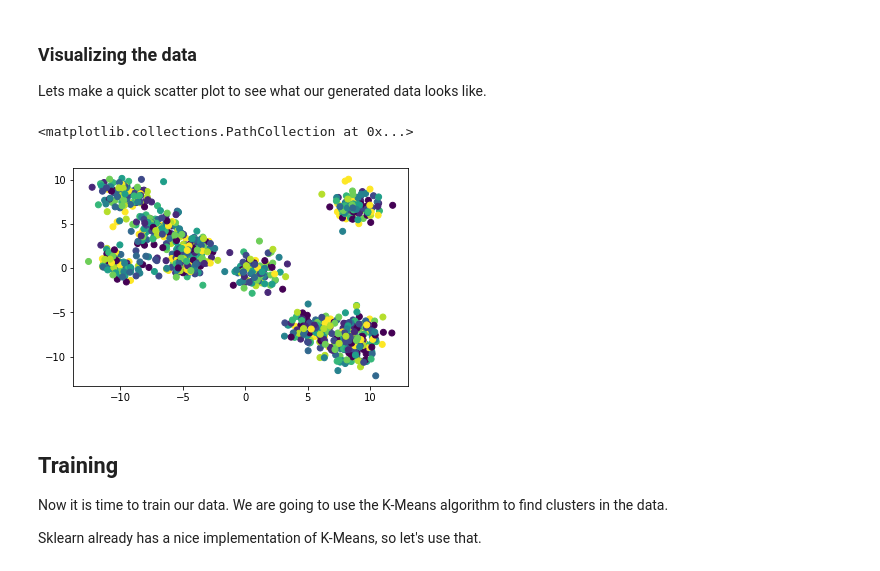
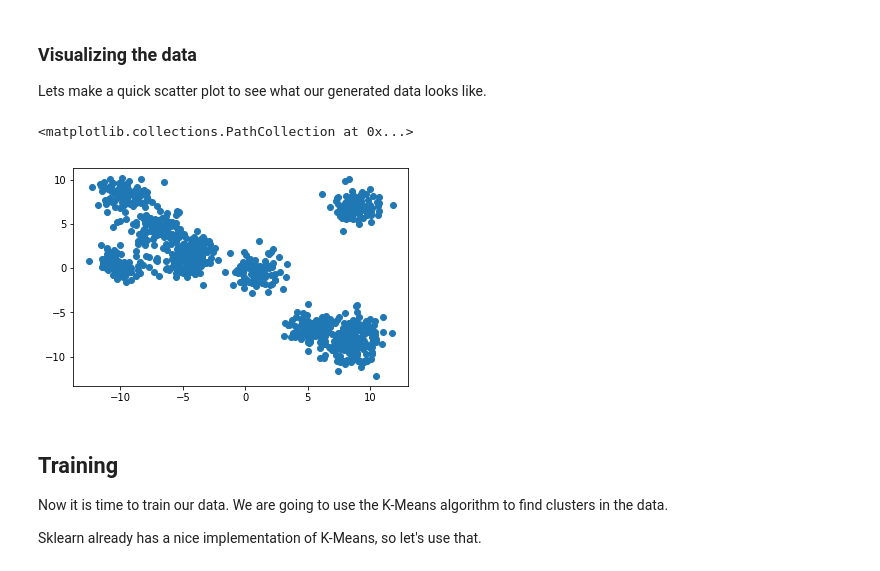
Before and after one commit to mattnappo/basic-ml, a Jupyter notebook: Notebooks/K-Means-Clustering/Clustering.ipynb, the cells around one changed output. Drawn from its saved outputs; the diff is of its cells as text; code cells hidden in the pictures.

```diff
--- a/Notebooks/K-Means-Clustering/Clustering.ipynb
+++ b/Notebooks/K-Means-Clustering/Clustering.ipynb
@@ -34,15 +34,15 @@ Lets make a quick scatter plot to see what our generated data looks like.
 # %%
 X = data[0][:,0]
 y = data[0][0:,1]
 data_labels = data[1]
 
 plt.scatter(
     X, y,
-    c=labels
+    #c=labels
 )
 # %% [output]
 <matplotlib.collections.PathCollection at 0x...>
-[figure, old version]
+[figure, new version]
 # %% [markdown]
 ## Training
 Now it is time to train our data. We are going to use the K-Means algorithm to find clusters in the data.
```
Also changed, not shown: parts of 2 cells of this notebook, 2 other files.
